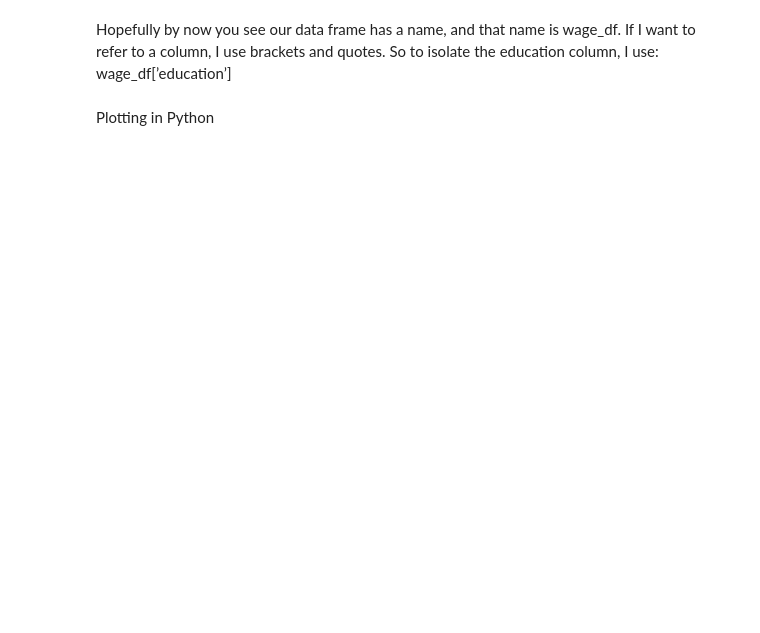
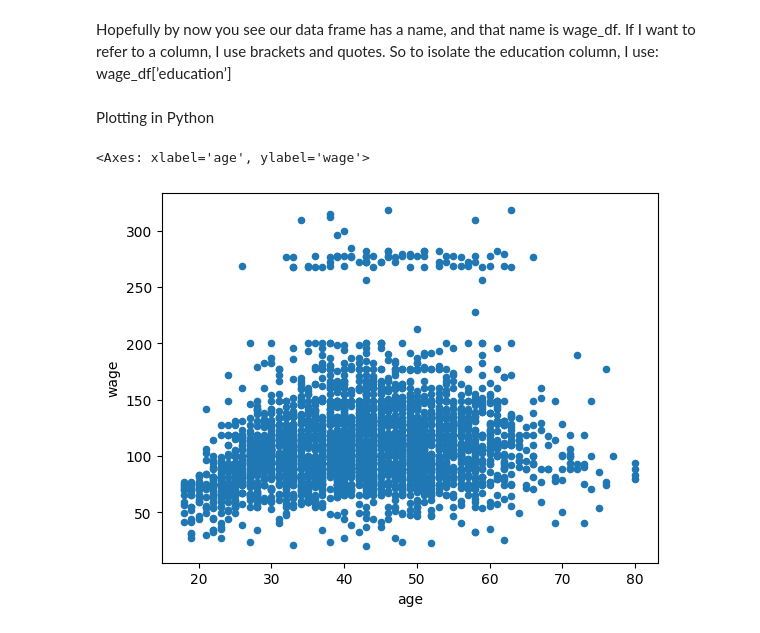
Before and after one commit to angelfrancomorales/INFO648-Summer2026, a Jupyter notebook: Lesson_01_Intro/INFO648_Day1_Classwork.ipynb, the cells around one changed output. Drawn from its saved outputs; the diff is of its cells as text; code cells hidden in the pictures; blank space fills up the shorter version.

```diff
--- a/Lesson_01_Intro/INFO648_Day1_Classwork.ipynb
+++ b/Lesson_01_Intro/INFO648_Day1_Classwork.ipynb
@@ -28,3 +26,6 @@ wage_df.head()
+# %%
+url="https://raw.githubusercontent.com/JWarmenhoven/ISLR-python/master/Notebooks/Data/Wage.csv"
+wage_df = pd.read_csv(url)
 # %%
 wage_df.info()
 wage_df.describe()
@@ -45,6 +80,9 @@ wage_df[’education’]
 # %% [markdown]
 Plotting in Python
 # %%
-wage_df.plot(x=’age’, y=’wage’, kind="scatter")
+wage_df.plot(x='age', y='wage', kind="scatter")
+# %% [output]
+<Axes: xlabel='age', ylabel='wage'>
+[figure, added]
 # %%
 wage_df.boxplot(column="wage", by="education")
```
Also changed, not shown: parts of 23 cells of this notebook.
